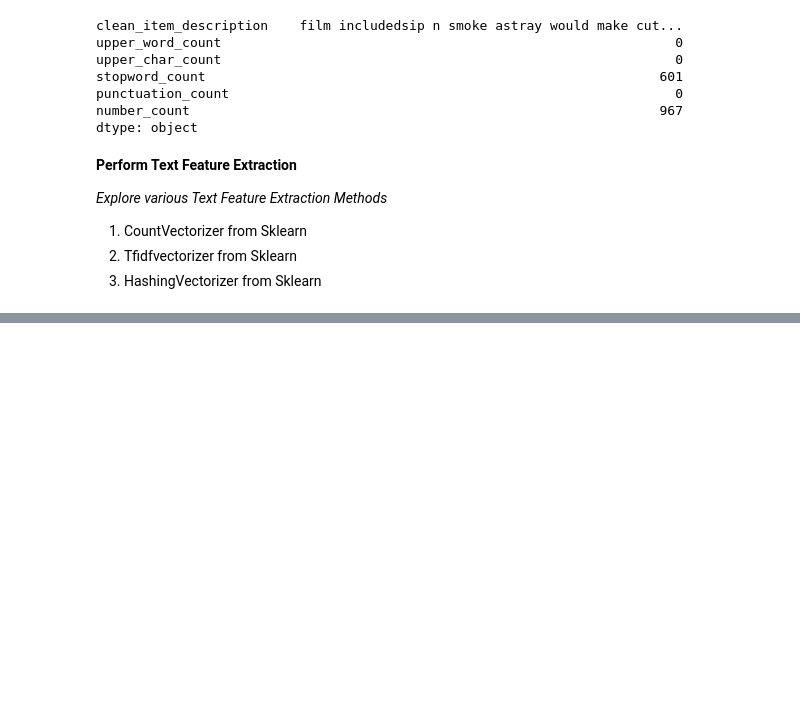
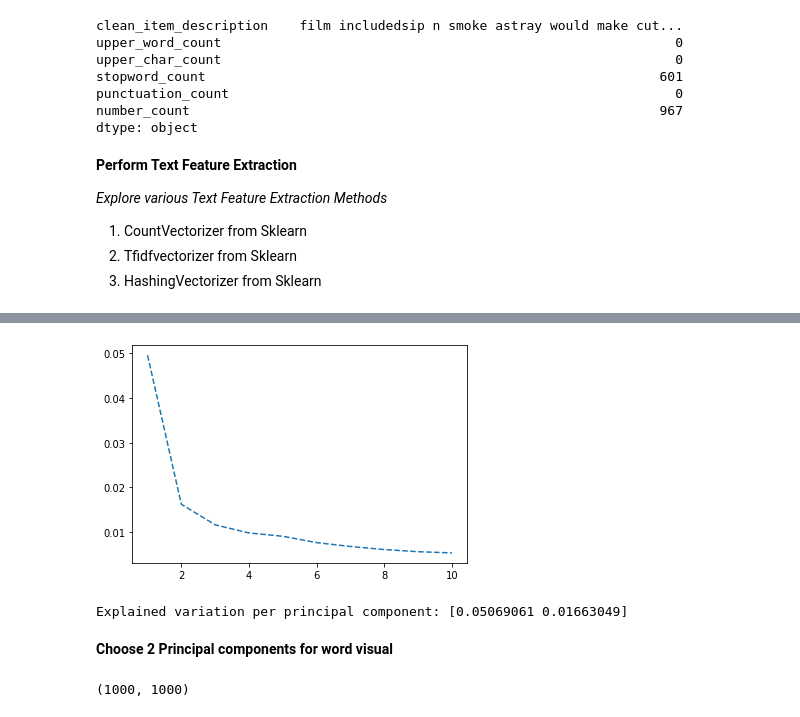
Before and after one commit to DSEI21000-S21/project-product-price-prediction, a Jupyter notebook: experiment/feature_extraction/FeatureExtraction_ItemDescription_E1.ipynb, the cells around one changed output, grey strips where cells are left out. Drawn from its saved outputs; the diff is of its cells as text; code cells hidden in the pictures; blank space fills up the shorter version.

Commit message:
PCA and visualize the words

```diff
--- a/experiment/feature_extraction/FeatureExtraction_ItemDescription_E1.ipynb
+++ b/experiment/feature_extraction/FeatureExtraction_ItemDescription_E1.ipynb
@@ -165,0 +172,3 @@ HV_df = HV.fit_transform(corpus).toarray()
+# %%
+TV_df = pd.DataFrame(TV_df, columns = TV.get_feature_names())
+TV_df.head()
@@ -165,0 +183,31 @@ HV_df = HV.fit_transform(corpus).toarray()
+# %%
+# Instatntiate the PCA object
+pca = PCA()
+
+# Fit transform on data
+pca_results = pca.fit_transform(TV_df)
+
+
+# Find explained_variance = eigenvalue for each eigen vector
+explained_variance = pca.explained_variance_
+explained_variance_ratio = pca.explained_variance_ratio_
+explained_variance_ratio_cum = explained_variance_ratio.cumsum()
+
+# Plot the explained variance and cumulative % explained variance
+plt.plot(range(1,11,1),explained_variance[:10],linestyle = "--")
+plt.show()
+
+# add pca components to TV_df
+TV_df['PCA_one'] = pca_results.T[:,0]
+TV_df['PCA_two'] = pca_results.T[:,1]
+
+print('Explained variation per principal component: {}'.format(pca.explained_variance_ratio_[:2]))
+# %% [output]
+[figure, added]
+Explained variation per principal component: [0.05069061 0.01663049]
+# %% [markdown]
+**Choose 2 Principal components for word visual**
+# %%
+pca_results.shape
+# %% [output]
+(1000, 1000)
```
Also changed, not shown: parts of 8 cells of this notebook.
